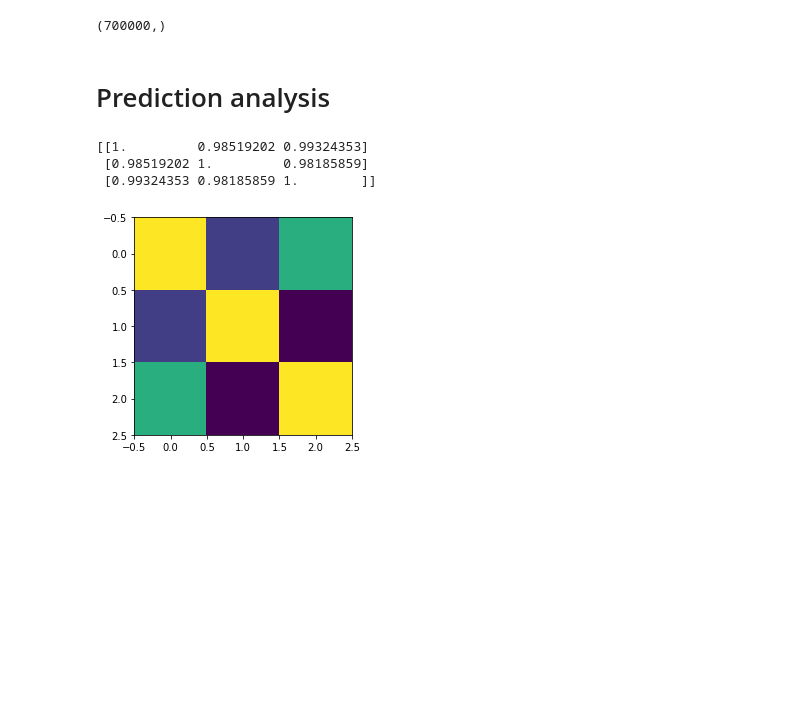
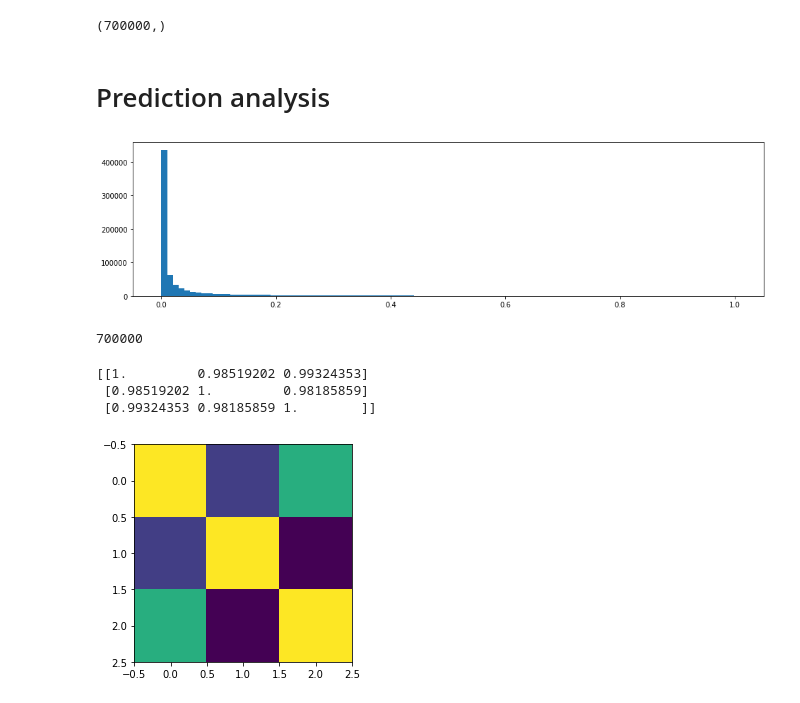
Before and after one commit to seang123/Masters-Thesis2, a Jupyter notebook: notebooks/1-analysis-notebook.ipynb, the cells around one changed output. Saved outputs shown, nothing was run; the diff lists cells and outputs as text; code cells hidden in the pictures; blank space fills up the shorter version.

```diff
--- a/notebooks/1-analysis-notebook.ipynb
+++ b/notebooks/1-analysis-notebook.ipynb
@@ -408,3 +408,40 @@ Y = pd.read_parquet(f"{home_dir}/Data/pre_processed_test2.parquet")
 cat_targets = cat_preds['target'].values
 mlp_targets = mlp_preds['target'].values
 lgb_targets = lgb_preds['target'].values
+# %%
+# Spread in predictions
+
+spread = []
+for i in range(cat_targets.shape[0]):
+    max_ = max(cat_targets[i], mlp_targets[i], lgb_targets[i])
+    min_ = min(cat_targets[i], mlp_targets[i], lgb_targets[i])
+    s = max_ - min_
+    spread.append(s)
+# %%
+plt.figure(figsize=(16,4))
+plt.hist(spread, bins=100)
+plt.show()
+
+def median3(a, b, c):
+    if a <= b <= c or c <= b <= a:
+        return b
+    elif b <= a <= c or c <= a <= b:
+        return a
+    else:
+        return c
+
+def spread_based_ensemble(spread):
+    pred = []
+    for i, s in enumerate(spread):
+        if s > 0.01:
+            p = median3(cat_targets[i], mlp_targets[i], lgb_targets[i])
+        else:
+            p = np.mean([cat_targets[i], mlp_targets[i], lgb_targets[i]])
+        pred.append(p)
+    return pred
+
+predictions = spread_based_ensemble(spread)
+print(len(predictions))
+# %% [output]
+[figure, added]
+700000
```
Also changed, not shown: parts of 2 cells of this notebook, 16 other files.
